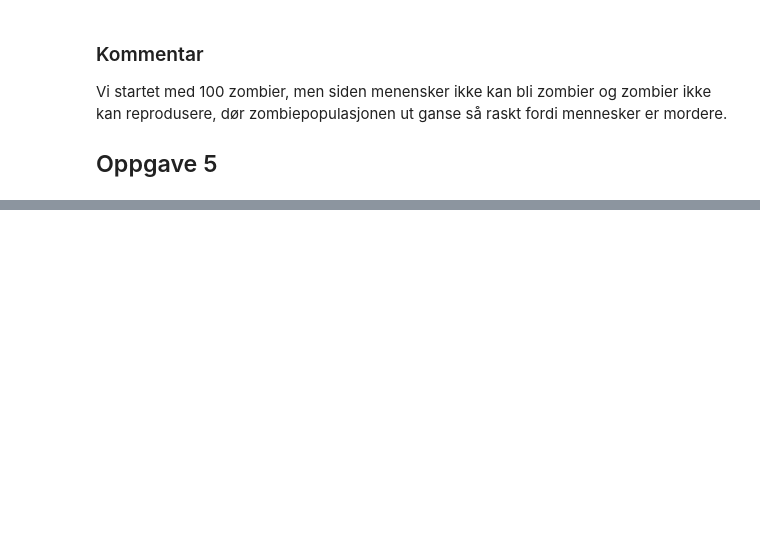
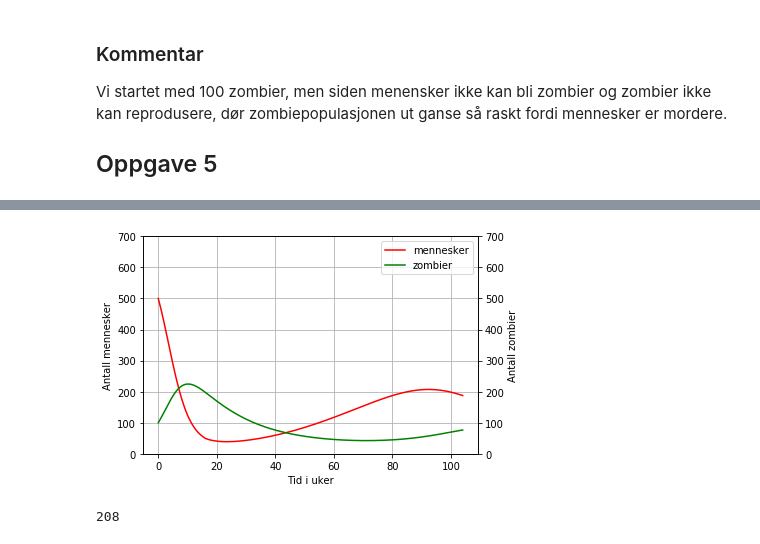
Before and after one commit to alexcieplak/Zombie-prosjekt, a Jupyter notebook: Zombie - prosjektoppgave .ipynb, the cells around one changed output, grey strips where cells are left out. Drawn from its saved outputs; the diff is of its cells as text; code cells hidden in the pictures; blank space fills up the shorter version.

```diff
--- a/Zombie - prosjektoppgave .ipynb
+++ b/Zombie - prosjektoppgave .ipynb
@@ -229,0 +361,66 @@ Vi startet med 100 zombier, men siden menensker ikke kan bli zombier og zombier
+# %%
+from pylab import *
+
+# Konstanter
+start_m = 500     #Start antall mennesker
+start_z = 100
+rate = 0.05   #Reproduksjonsrate
+innvandring = 2
+b = 1000
+syk_rate = 0.1
+dødsrate = 0.01 * syk_rate
+møterate = 0.0005
+drapsrate = 0.005
+ned_z = 0.06
+forsterkninger = 0
+
+# Tidsvariabler
+dt = 0.5
+tid_start = 0
+tid_slutt = 104
+N = int((tid_slutt-tid_start)/dt) # Antall intervaller
+
+# Arrayer
+t = zeros(N+1)
+m_p = zeros(N+1)
+pder = zeros(N+1)
+Z = zeros(N+1)
+zder = zeros(N+1)
+
+# Startverdier
+t[0] = tid_start
+m_p[0] = start_m
+Z[0] = start_z
+
+#Eulers metode
+for i in range(N):
+    pder[i] =  (rate * m_p[i] + innvandring) * (1 - m_p[i]/b) - dødsrate * m_p[i]* Z[i]
+    zder[i] =  møterate * m_p[i] * Z[i] - ned_z * Z[i] - drapsrate * m_p[i]
+    m_p[i+1] = m_p[i] + pder[i] * dt + forsterkninger
+    Z[i + 1] = Z[i] + zder[i]* dt
+    t[i+1] = t[i] + dt
+
+    if m_p[i+1] < 50:
+        forsterkninger = 1
+
+#Plotting
+fig = figure()
+ax = fig.add_subplot(111)
+data1 = ax.plot(t, m_p, '-r', label = 'mennesker')
+ax2 = ax.twinx()
+data2 = ax2.plot(t, Z, '-g', label = 'zombier')
+
+data = data1 + data2
+datatittel = [l.get_label() for l in data]
+ax.legend(data, datatittel, loc = 0)
+
+ax.grid()
+ax.set_xlabel ("Tid i uker")
+ax.set_ylabel ("Antall mennesker")
+ax2.set_ylabel ("Antall zombier")
+ax2.set_ylim(0,700)
+ax.set_ylim(0,700)
+plt.show()
+# %% [output]
+[figure, added]
+208
```
Also changed, not shown: parts of 5 cells of this notebook.
